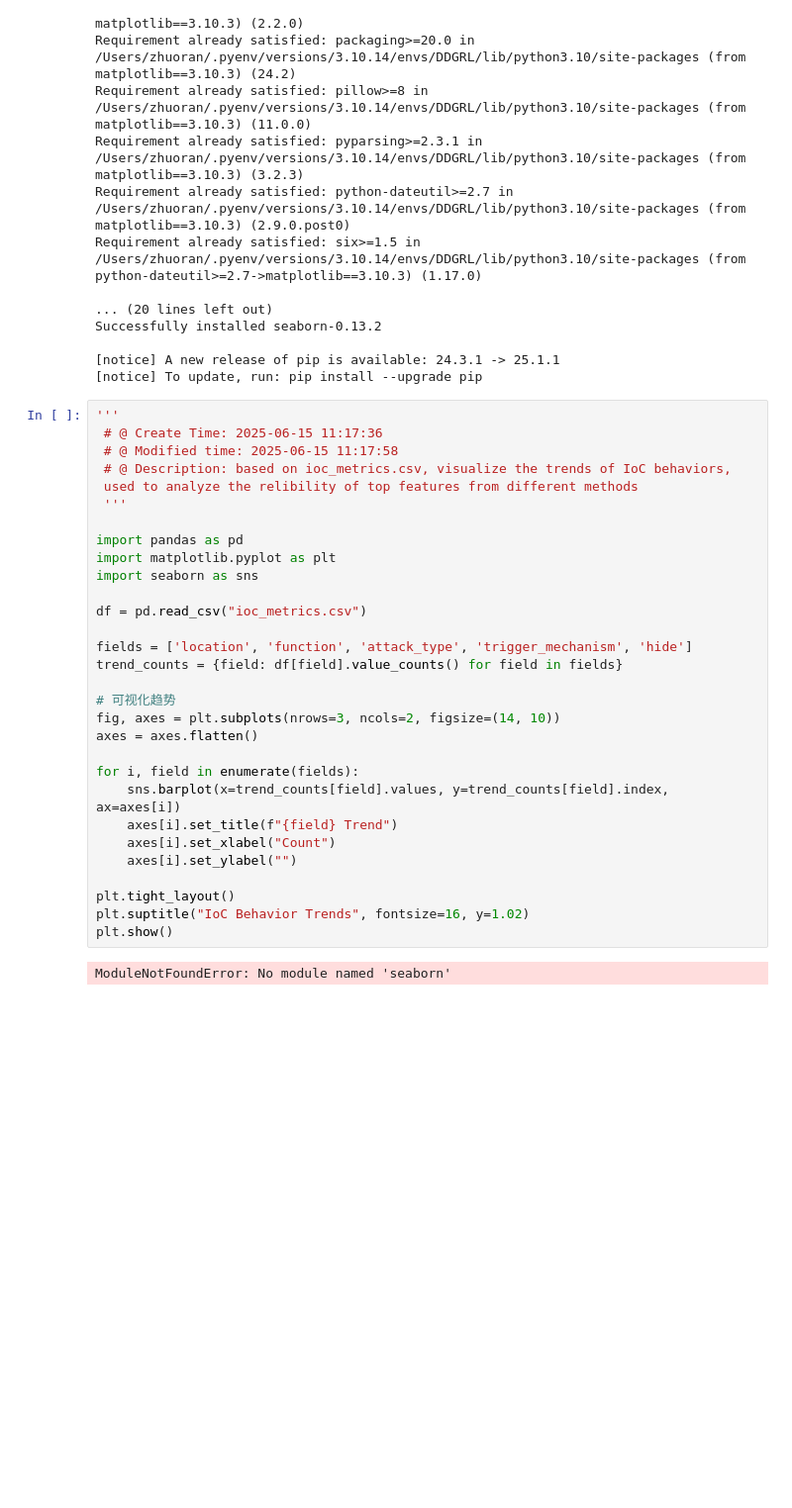
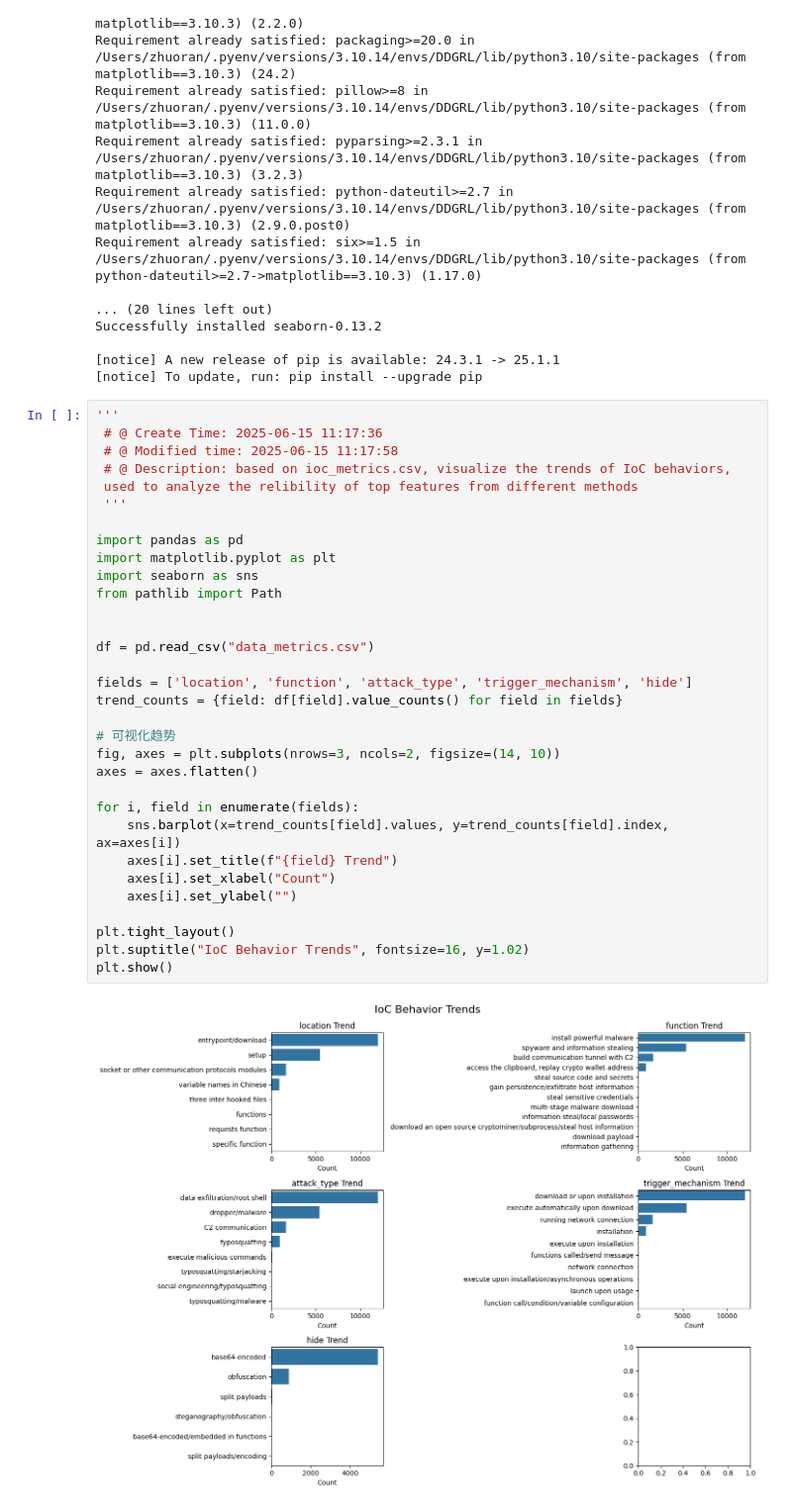
Before and after one commit to Wapiti08/HeteroGAT-Rank, a Jupyter notebook: cred/trend.ipynb, the cells around one changed output. Shown at 99% size. Saved outputs shown, nothing was run; the diff lists cells and outputs as text; blank space fills up the shorter version.

```diff
--- a/cred/trend.ipynb
+++ b/cred/trend.ipynb
@@ -22,32 +22,34 @@ Successfully installed seaborn-0.13.2
 # %%
 '''
  # @ Create Time: 2025-06-15 11:17:36
  # @ Modified time: 2025-06-15 11:17:58
  # @ Description: based on ioc_metrics.csv, visualize the trends of IoC behaviors,
  used to analyze the relibility of top features from different methods
  '''
 
 import pandas as pd
 import matplotlib.pyplot as plt
 import seaborn as sns
+from pathlib import Path
 
-df = pd.read_csv("ioc_metrics.csv")
+
+df = pd.read_csv("data_metrics.csv")
 
 fields = ['location', 'function', 'attack_type', 'trigger_mechanism', 'hide']
 trend_counts = {field: df[field].value_counts() for field in fields}
 
 # 可视化趋势
 fig, axes = plt.subplots(nrows=3, ncols=2, figsize=(14, 10))
 axes = axes.flatten()
 
 for i, field in enumerate(fields):
     sns.barplot(x=trend_counts[field].values, y=trend_counts[field].index, ax=axes[i])
     axes[i].set_title(f"{field} Trend")
     axes[i].set_xlabel("Count")
     axes[i].set_ylabel("")
 
 plt.tight_layout()
 plt.suptitle("IoC Behavior Trends", fontsize=16, y=1.02)
 plt.show()
 # %% [output]
-ModuleNotFoundError: No module named 'seaborn'
+[figure, added]
```
Also changed, not shown: 2 other files.
